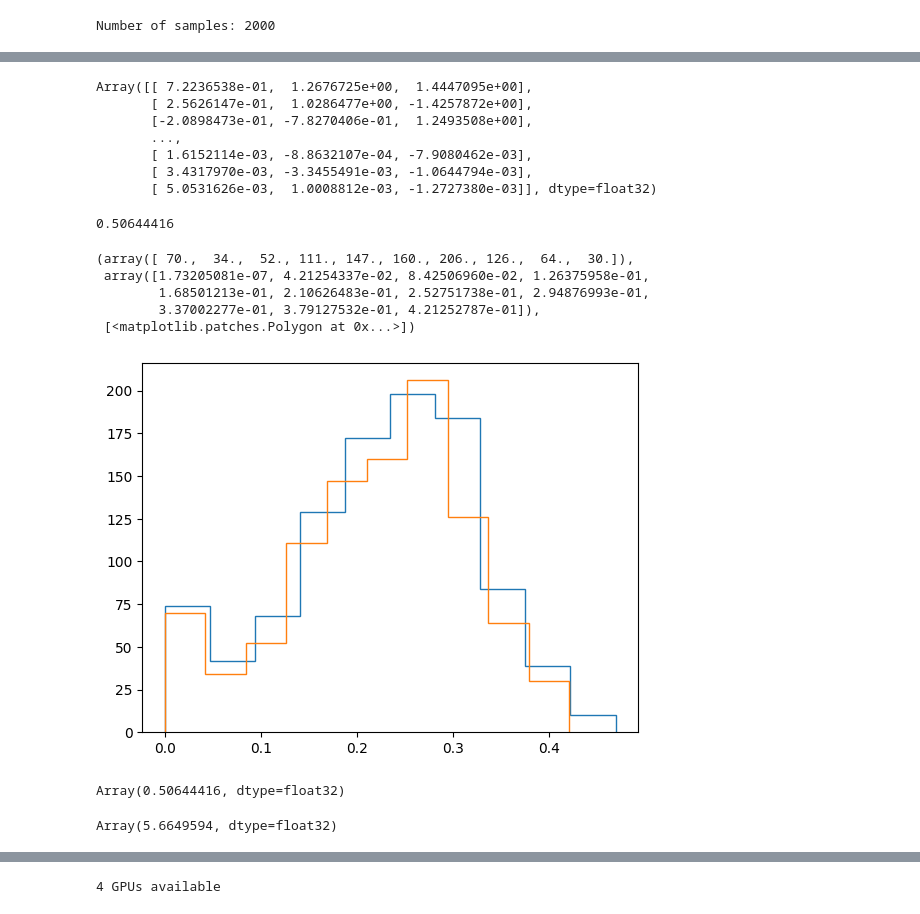
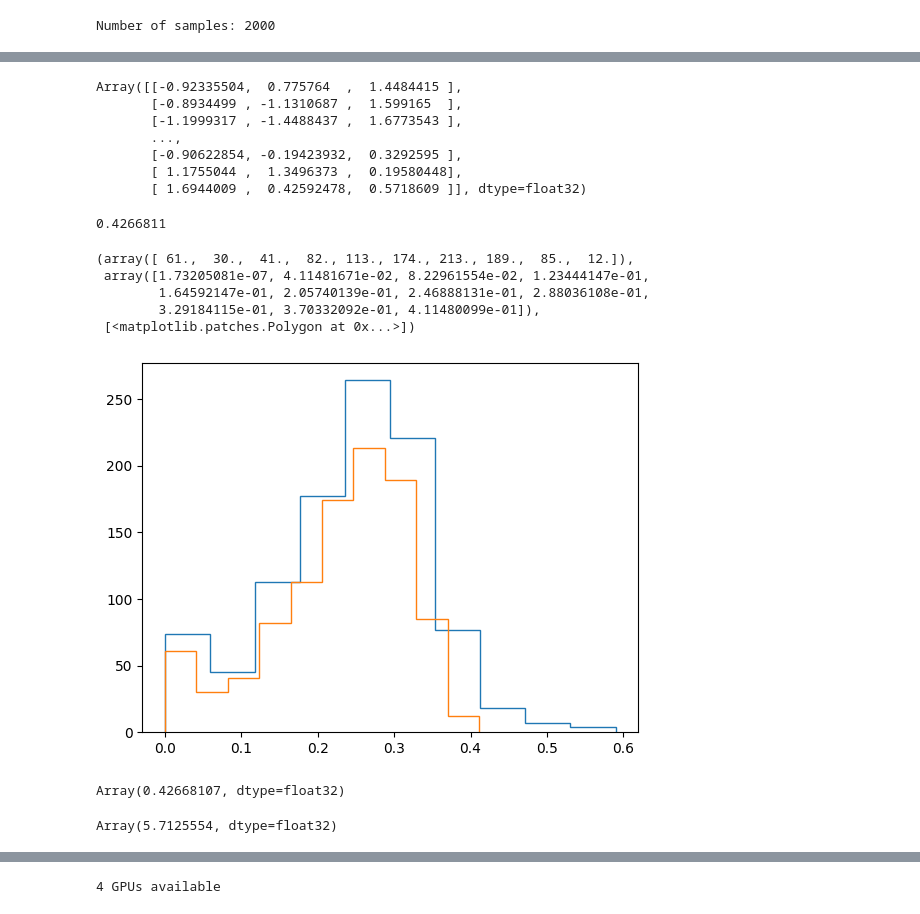
Before and after one commit to smsharma/eqnn-jax, a Jupyter notebook: benchmarks/galaxies/pooling_debugging.ipynb, the cells around one changed output, grey strips where cells are left out. Saved outputs shown, nothing was run; the diff lists cells and outputs as text; code cells hidden in the pictures.

Commit message:
tested with new dataset, sigma8 still decent

```diff
--- a/benchmarks/galaxies/pooling_debugging.ipynb
+++ b/benchmarks/galaxies/pooling_debugging.ipynb
@@ -33,6 +33,8 @@ dataset, num_total, mean, std, mean_params, std_params = get_halo_dataset(batch_
                            params=params  # Parameters to include
                         )
 
+std = np.array(std)
+
 # Print number of samples
 print(f"Number of samples: {num_total}")
 # %% [output]
@@ -40,35 +42,35 @@ Number of samples: 2000
 # %%
 from models.gnn import GNN
 # %%
-# iterator = iter(dataset)
+iterator = iter(dataset)
 
-# x_train, params_train = [], []
-# for _ in tqdm(range(num_total // batch_size)):
-#     x, params = next(iterator)
-#     x_train.append(np.array(x))
-#     params_train.append(np.array(params))
+x_train, params_train = [], []
+for _ in tqdm(range(num_total // batch_size)):
+    x, params = next(iterator)
+    x_train.append(np.array(x))
+    params_train.append(np.array(params))
 
-# x_train = np.concatenate(x_train, axis=0)
-# params_train = np.concatenate(params_train, axis=0)
+x_train = np.concatenate(x_train, axis=0)
+params_train = np.concatenate(params_train, axis=0)
 # %%
-x_train = np.load("../../../BNN_SBI/data/set_diffuser_data/train_halos.npy")[..., :3] / 1000.
+# x_train = np.load("../../../BNN_SBI/data/set_diffuser_data/train_halos.npy")[..., :3] / 1000.
 
-import pandas as pd
-params_train = pd.read_csv("../../../BNN_SBI/data/set_diffuser_data/train_cosmology.csv",)
-params_train = params_train[["Omega_m", "sigma_8"]].values
+# import pandas as pd
+# params_train = pd.read_csv("../../../BNN_SBI/data/set_diffuser_data/train_cosmology.csv",)
+# params_train = params_train[["Omega_m", "sigma_8"]].values
 
-# Normalize and get std
+# # Normalize and get std
 
-mean = np.mean(x_train, axis=(0, 1))
-std = np.std(x_train, axis=(0, 1))
+# mean = np.mean(x_train, axis=(0, 1))
+# std = np.std(x_train, axis=(0, 1))
 
-x_train = (x_train - mean) / std
+# x_train = (x_train - mean) / std
 
-# Normalize params
-mean_params = np.mean(params_train, axis=0)
-std_params = np.std(params_train, axis=0)
+# # Normalize params
+# mean_params = np.mean(params_train, axis=0)
+# std_params = np.std(params_train, axis=0)
 
-params_train = (params_train - mean_params) / std_params
+# params_train = (params_train - mean_params) / std_params
 # %%
 import flax
 from flax.training.train_state import TrainState
@@ -104,38 +106,38 @@ array([[-2.7541971e+00,  1.2676725e+00,  1.4447095e+00],
 # %%
-get_apply_pbc(std=std,)(x_train[0] - x_train[1])
+get_apply_pbc(std=std / 1000.,)(x_train[0] - x_train[1])
 # %% [output]
-Array([[ 7.2236538e-01,  1.2676725e+00,  1.4447095e+00],
-       [ 2.5626147e-01,  1.0286477e+00, -1.4257872e+00],
-       [-2.0898473e-01, -7.8270406e-01,  1.2493508e+00],
+Array([[-0.92335504,  0.775764  ,  1.4484415 ],
+       [-0.8934499 , -1.1310687 ,  1.599165  ],
+       [-1.1999317 , -1.4488437 ,  1.6773543 ],
        ...,
-       [ 1.6152114e-03, -8.8632107e-04, -7.9080462e-03],
-       [ 3.4317970e-03, -3.3455491e-03, -1.0644794e-03],
-       [ 5.0531626e-03,  1.0008812e-03, -1.2727380e-03]], dtype=float32)
+       [-0.90622854, -0.19423932,  0.3292595 ],
+       [ 1.1755044 ,  1.3496373 ,  0.19580448],
+       [ 1.6944009 ,  0.42592478,  0.5718609 ]], dtype=float32)
 # %%
-_, _, distances = nearest_neighbors(x_train[0], 20, apply_pbc=get_apply_pbc(std=std,))
+_, _, distances = nearest_neighbors(x_train[0], 20, apply_pbc=get_apply_pbc(std=std / 1000.,))
 np.sqrt(np.sum(distances ** 2, axis=-1)).max()
 # %% [output]
-0.50644416
+0.4266811
 # %%
 import matplotlib.pyplot as plt
 
 plt.hist(build_graph(x_train[:1], None, 20, n_radial_basis=0, apply_pbc=None).edges.flatten()[:1000], histtype='step')
-plt.hist(build_graph(x_train[:1], None, 20, n_radial_basis=0, apply_pbc=get_apply_pbc(std=std,)).edges.flatten()[:1000], histtype='step')
+plt.hist(build_graph(x_train[:1], None, 20, n_radial_basis=0, apply_pbc=get_apply_pbc(std=std / 1000.,)).edges.flatten()[:1000], histtype='step')
 # %% [output]
-(array([ 70.,  34.,  52., 111., 147., 160., 206., 126.,  64.,  30.]),
- array([1.73205081e-07, 4.21254337e-02, 8.42506960e-02, 1.26375958e-01,
-        1.68501213e-01, 2.10626483e-01, 2.52751738e-01, 2.94876993e-01,
-        3.37002277e-01, 3.79127532e-01, 4.21252787e-01]),
+(array([ 61.,  30.,  41.,  82., 113., 174., 213., 189.,  85.,  12.]),
+ array([1.73205081e-07, 4.11481671e-02, 8.22961554e-02, 1.23444147e-01,
+        1.64592147e-01, 2.05740139e-01, 2.46888131e-01, 2.88036108e-01,
+        3.29184115e-01, 3.70332092e-01, 4.11480099e-01]),
  [<matplotlib.patches.Polygon at 0x...>])
-[figure, old version]
+[figure, new version]
 # %%
-build_graph(x_train[:1], None, 20, n_radial_basis=0, apply_pbc=get_apply_pbc(std=std,)).edges.max()
+build_graph(x_train[:1], None, 20, n_radial_basis=0, apply_pbc=get_apply_pbc(std=std / 1000.,)).edges.max()
 # %% [output]
-Array(0.50644416, dtype=float32)
+Array(0.42668107, dtype=float32)
 # %%
 compute_distances(x_train[0],).max()
 # %% [output]
-Array(5.6649594, dtype=float32)
+Array(5.7125554, dtype=float32)
 # %%
 import e3nn_jax as e3nn
 from typing import Dict
```
Also changed, not shown: parts of 6 cells of this notebook.
